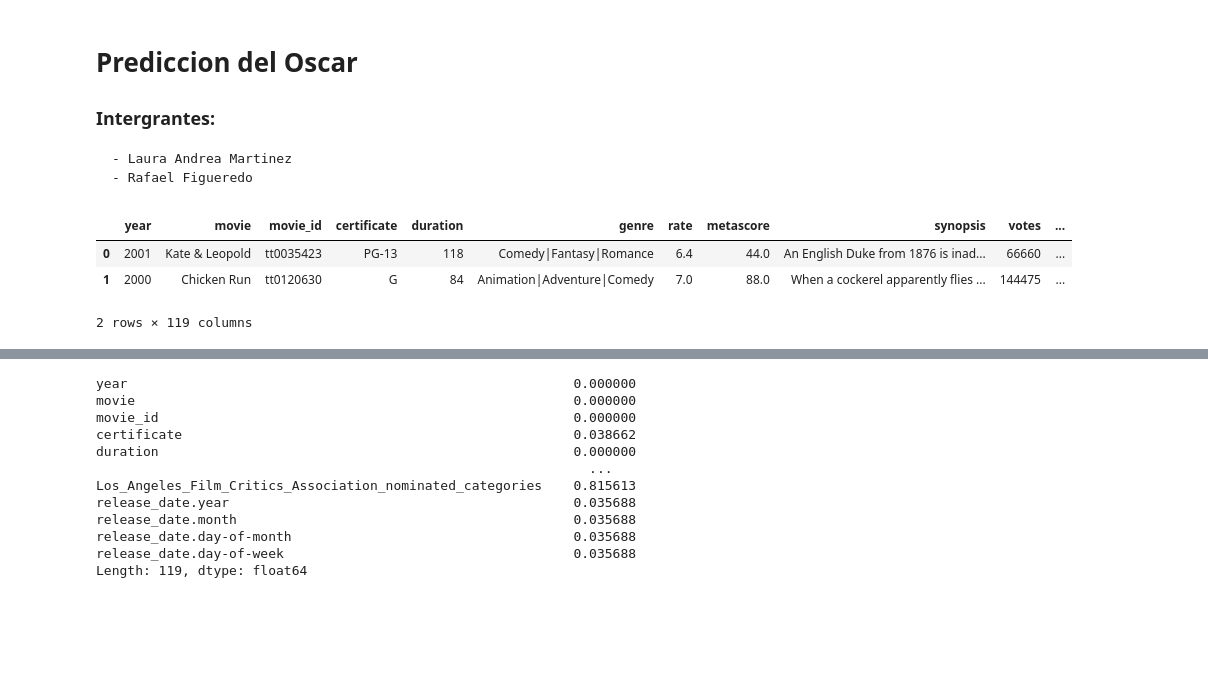
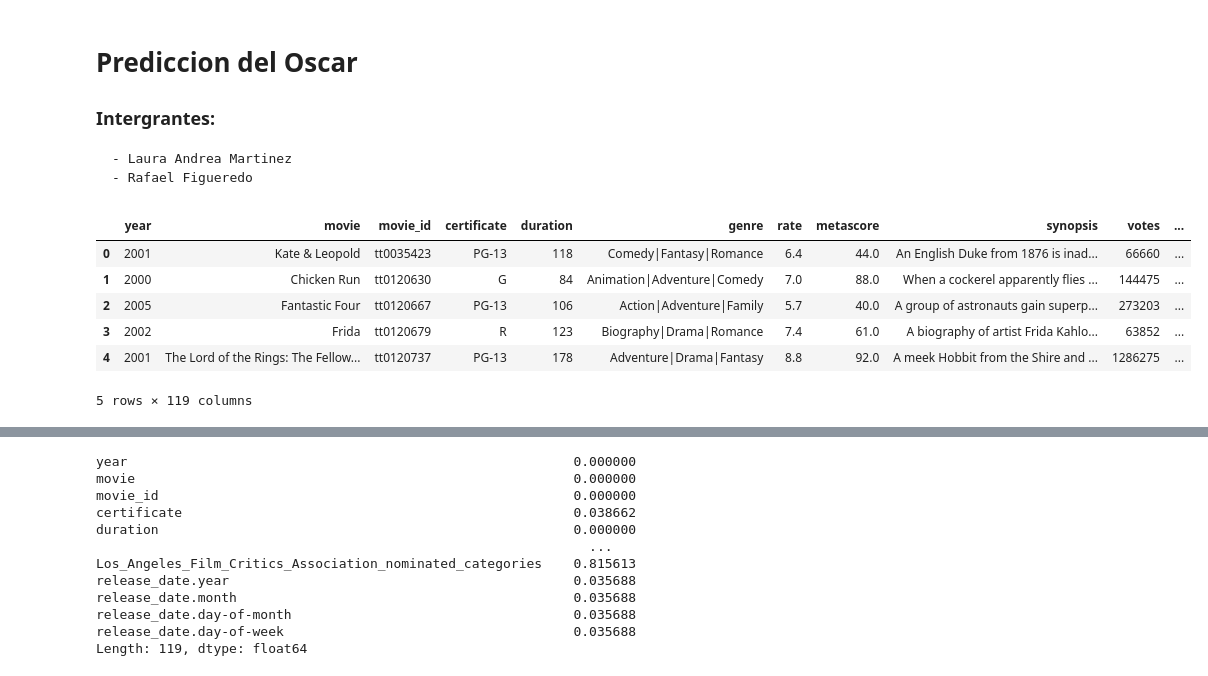
Before and after one commit to refo44/dhds_tp3_grupo6, a Jupyter notebook: movies.ipynb, the cells around one changed output, grey strips where cells are left out. Cells and saved outputs as stored; diff of their text form; code cells hidden in the pictures; blank space fills up the shorter version.

```diff
--- a/movies.ipynb
+++ b/movies.ipynb
@@ -16,9 +16,12 @@ import missingno as msno
 # %%
 df = pd.read_csv("movies.csv")
 # %%
-df.head(2)
+df.head()
 # %% [output]
 |  | year | movie | movie_id | certificate | duration | genre | rate | metascore | synopsis | votes | ... |
 | 0 | 2001 | Kate & Leopold | tt0035423 | PG-13 | 118 | Comedy|Fantasy|Romance | 6.4 | 44.0 | An English Duke from 1876 is inad... | 66660 | ... |
 | 1 | 2000 | Chicken Run | tt0120630 | G | 84 | Animation|Adventure|Comedy | 7.0 | 88.0 | When a cockerel apparently flies ... | 144475 | ... |
+| 2 | 2005 | Fantastic Four | tt0120667 | PG-13 | 106 | Action|Adventure|Family | 5.7 | 40.0 | A group of astronauts gain superp... | 273203 | ... |
+| 3 | 2002 | Frida | tt0120679 | R | 123 | Biography|Drama|Romance | 7.4 | 61.0 | A biography of artist Frida Kahlo... | 63852 | ... |
+| 4 | 2001 | The Lord of the Rings: The Fellow... | tt0120737 | PG-13 | 178 | Adventure|Drama|Fantasy | 8.8 | 92.0 | A meek Hobbit from the Shire and ... | 1286275 | ... |
-2 rows × 119 columns
+5 rows × 119 columns
```
Also changed, not shown: parts of 40 cells of this notebook, 3 other files.
